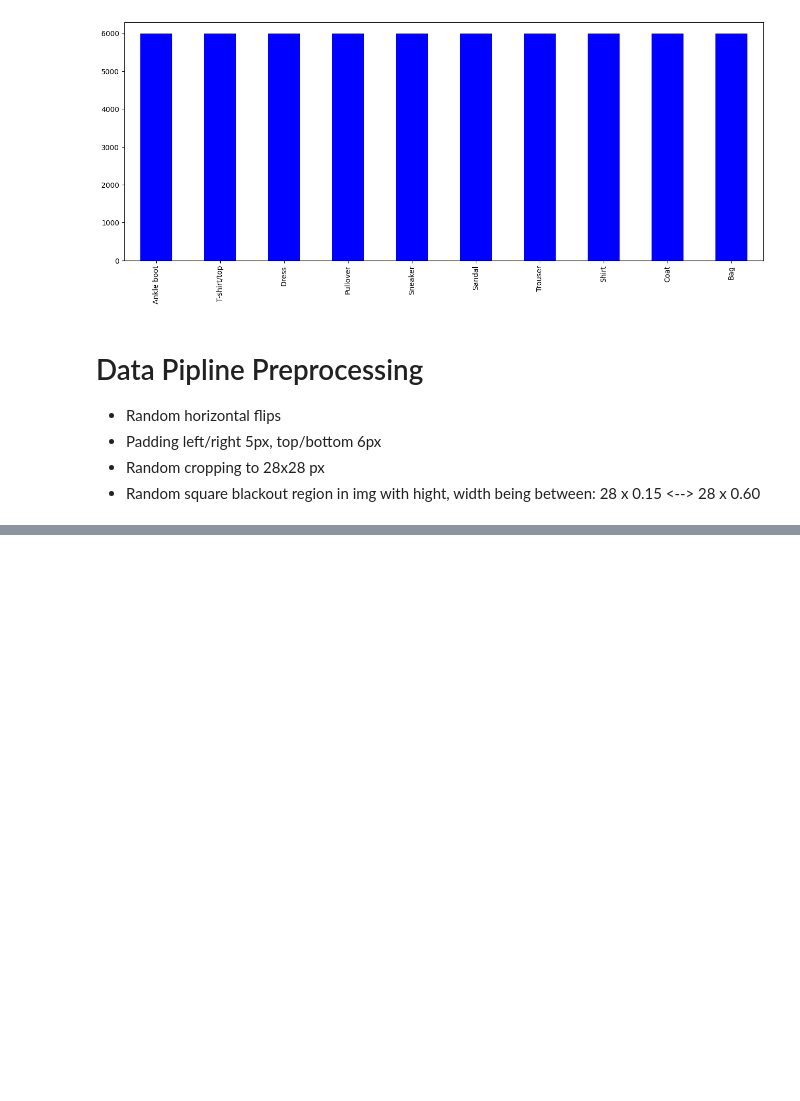
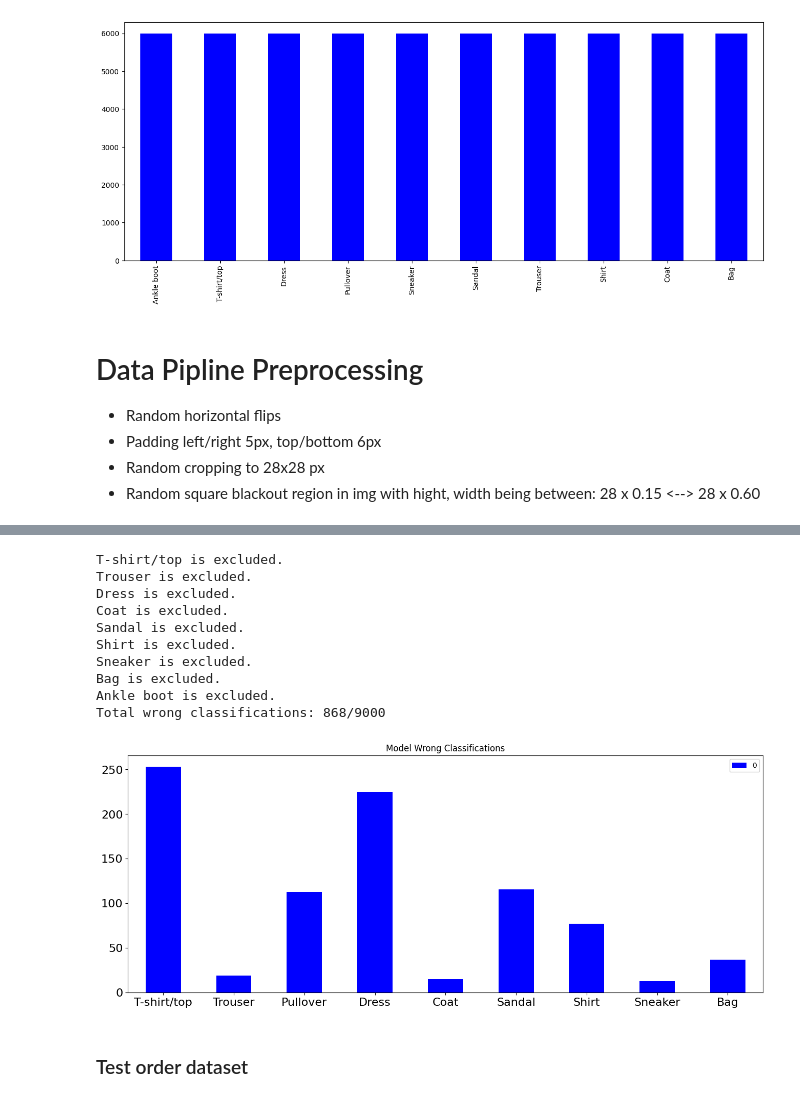
Before and after one commit to TeguhPermana666/Fashion_Mnist, a Jupyter notebook: resnet.ipynb, the cells around one changed output, grey strips where cells are left out. Cells and saved outputs as stored; diff of their text form; code cells hidden in the pictures; blank space fills up the shorter version.

```diff
--- a/resnet.ipynb
+++ b/resnet.ipynb
@@ -178,0 +256,9 @@ class ReshapeTransform():
+# %%
+# Create helper functions to resnet blocks
+def conv1x1(in_planes, out_planes,stride=1):
+    """1x1 convolutional"""
+    return nn.Conv2d(in_planes,out_planes,kernel_size=1,stride=1,bias=False)
+
+def conv3x3(in_planes, out_planes,stride=1):
+    """3x3 convolutional """
+    return nn.Conv2d(in_planes,out_planes,kernel_size=3,stride=1,padding=1,bias=False)
@@ -178,0 +504,17 @@ class ReshapeTransform():
+# %%
+ model = ResNet(ResnetBlock, [2,2,2,2], k=2)
+ model.load_state_dict(torch.load("test_acc-706-epoch16.pth"))
+ model = model.to(device)
+# %%
+total_wrong_labels = torch.LongTensor().cuda()
+model.eval()
+with torch.no_grad():
+    for i, data in enumerate(test_loader):
+        # inputs
+        inputs, labels = data[0].to(device), data[1].to(device)
+        outputs = model(inputs)
+
+        # correct
+        test_correct = outputs.argmax(-1).eq(labels)
+        wrong_labels = labels[test_correct == 0]
+        total_wrong_labels = torch.cat((total_wrong_labels, wrong_labels))
@@ -178,0 +579,3 @@ class ReshapeTransform():
+# %%
+t_np = total_wrong_labels.cpu().numpy()
+t_np
@@ -178,0 +600,28 @@ class ReshapeTransform():
+# %%
+lbl_counts = np.unique(t_np, return_counts=True)
+
+lbls, counts = lbl_counts
+for idx, lbl in enumerate(lbls):
+    try:
+        print("{}: {}".format(lbl_map[lbl], counts[idx]))
+    except:
+        print("{} is excluded.".format(class_names[lbl]))
+
+df_wrong = pd.DataFrame(counts).rename(class_names, axis='index')
+ax = df_wrong.plot.bar(figsize=(16,6), color="b", title="Model Wrong Classifications", fontsize=16, rot=0)
+
+print("Total wrong classifications: {}/{}".format(counts.sum(), len(fmnist_test)))
+# %% [output]
+T-shirt/top is excluded.
+Trouser is excluded.
+Dress is excluded.
+Coat is excluded.
+Sandal is excluded.
+Shirt is excluded.
+Sneaker is excluded.
+Bag is excluded.
+Ankle boot is excluded.
+Total wrong classifications: 868/9000
+[figure, added]
+# %% [markdown]
+### Test order dataset
```
Also changed, not shown: parts of 21 cells of this notebook.
